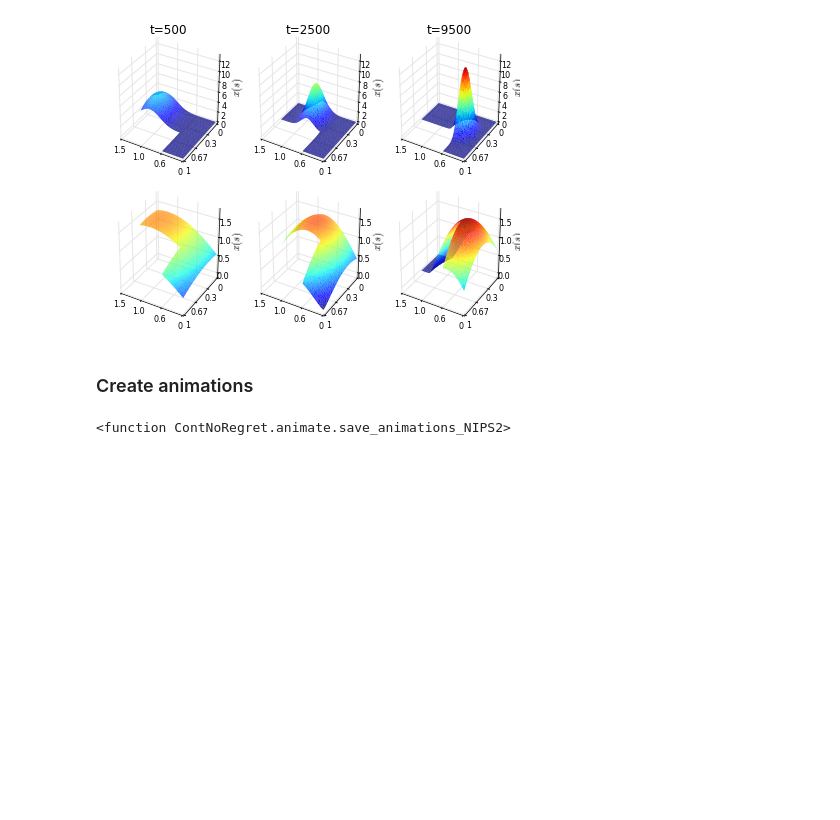
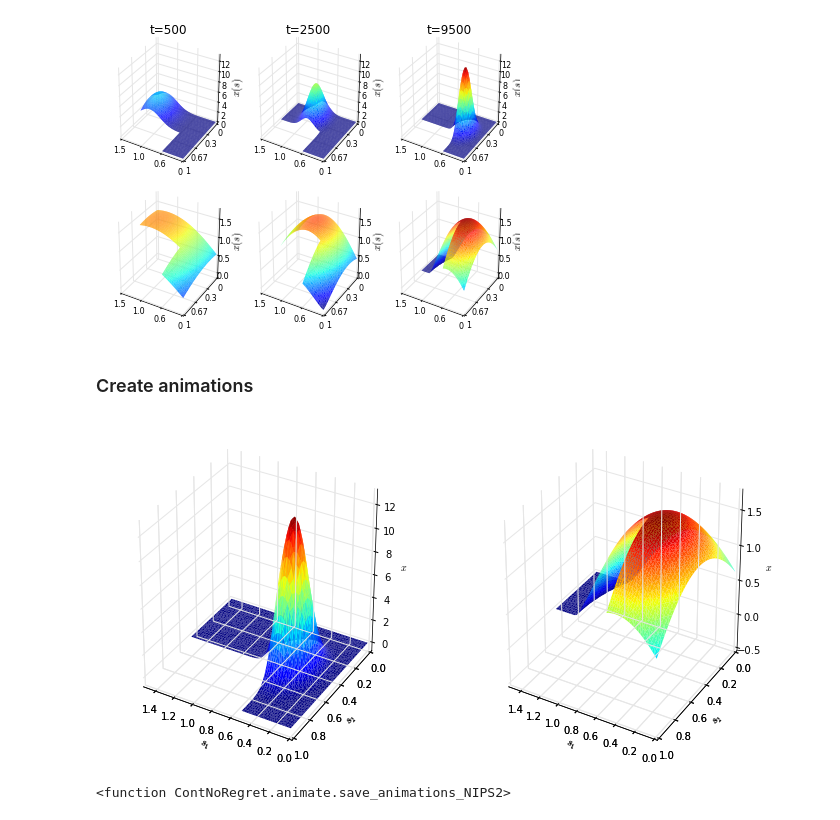
Before and after one commit to Balandat/cont_no_regret, a Jupyter notebook: ipython_notebooks/NIPS2_illustrations.ipynb, the cells around one changed output. Cells and saved outputs as stored; diff of their text form; code cells hidden in the pictures; blank space fills up the shorter version.

```diff
--- a/ipython_notebooks/NIPS2_illustrations.ipynb
+++ b/ipython_notebooks/NIPS2_illustrations.ipynb
@@ -354,7 +354,9 @@ plt.savefig(filename, bbox_inches='tight', dpi=300)
 # %%
 filename = '/Users/balandat/Documents/Code/Continuous_No-Regret/NIPS2_datafiles/effect_of_v.mp4'
 save_animations_NIPS2(dict_results['v=0.50, pNormPot, $p={1.05}$'], dict_results['v=0.50, pNormPot, $p={1.75}$'],
-                      length=10, filename=filename)
+                      length=10, filename=filename, elev=30, azim=120, figsize=(12,6))
+# %% [output]
+[figure, added]
 # %%
 save_animations_NIPS2
 # %% [output]
```
Also changed, not shown: 1 other file.
